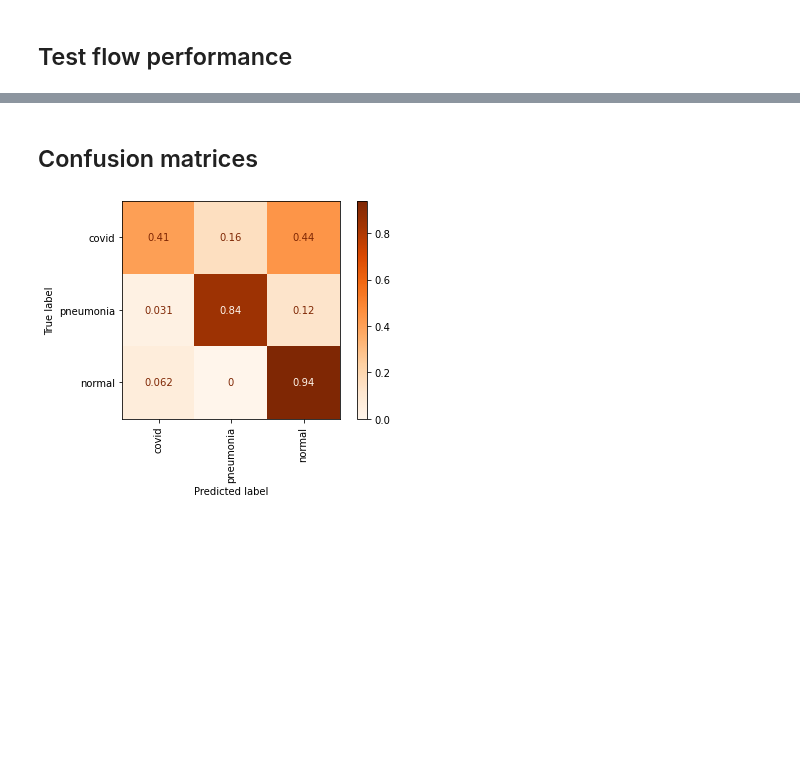
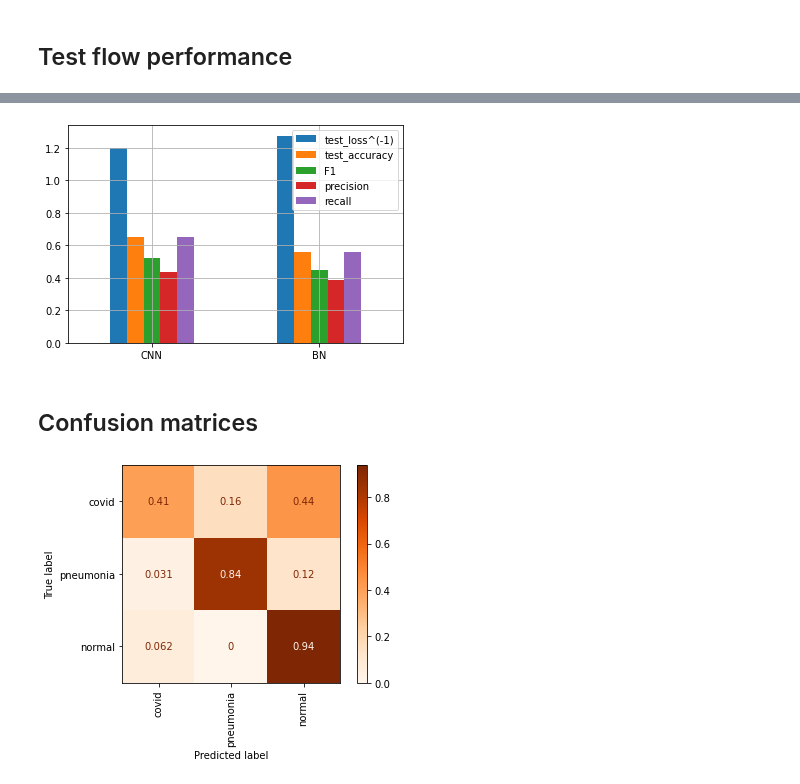
Before and after one commit to PashaIanko/Covid19Classifier, a Jupyter notebook: main.ipynb, the cells around one changed output, grey strips where cells are left out. Cells and saved outputs as stored; diff of their text form; code cells hidden in the pictures; blank space fills up the shorter version.

```diff
--- a/main.ipynb
+++ b/main.ipynb
@@ -651,3 +638,10 @@ test_metrics_df.head()
+# %%
+ax = test_metrics_df.plot.bar(
+    rot = 0,
+)
+plt.grid()
+# %% [output]
+[figure, added]
 # %% [markdown]
 ## Confusion matrices
 # %%
```
Also changed, not shown: parts of 16 cells of this notebook, 1 other file.
